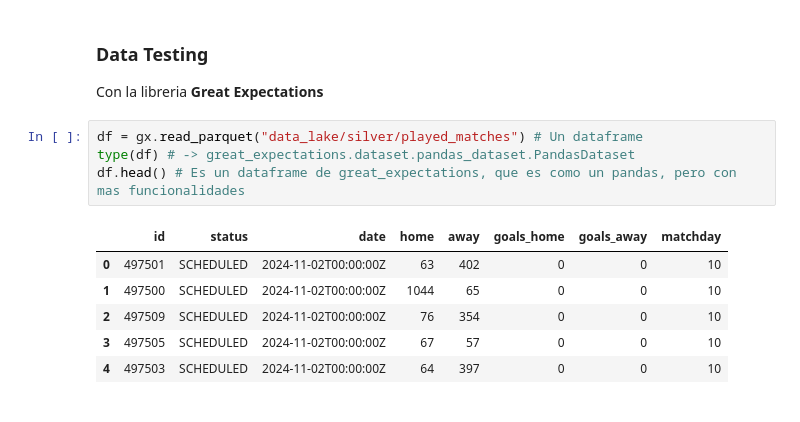
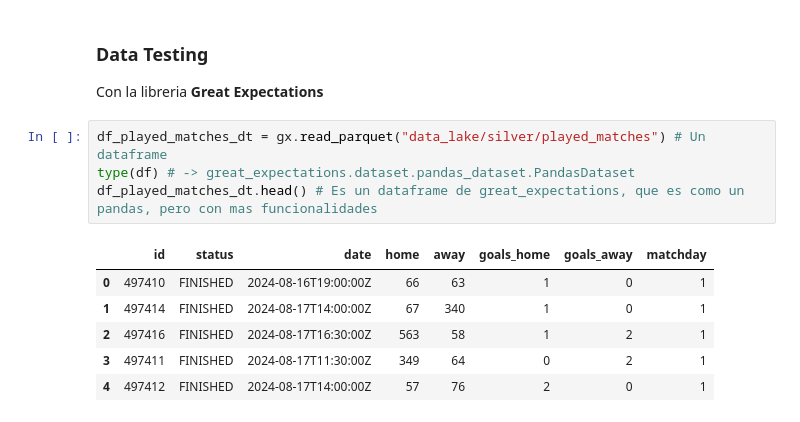
Before and after one commit to RaphaelNicaise/DataEngineering_PremierLeague, a Jupyter notebook: Extraccion_datos_football_data.ipynb, the cells around one changed output. Drawn from its saved outputs; the diff is of its cells as text.

```diff
--- a/Extraccion_datos_football_data.ipynb
+++ b/Extraccion_datos_football_data.ipynb
@@ -468,13 +474,13 @@ Se cargaron 90 partidos jugados en total
 
 Con la libreria **Great Expectations**
 # %%
-df = gx.read_parquet("data_lake/silver/played_matches") # Un dataframe
+df_played_matches_dt = gx.read_parquet("data_lake/silver/played_matches") # Un dataframe
 type(df) # -> great_expectations.dataset.pandas_dataset.PandasDataset
-df.head() # Es un dataframe de great_expectations, que es como un pandas, pero con mas funcionalidades
+df_played_matches_dt.head() # Es un dataframe de great_expectations, que es como un pandas, pero con mas funcionalidades
 # %% [output]
 |  | id | status | date | home | away | goals_home | goals_away | matchday |
-| 0 | 497501 | SCHEDULED | 2024-11-02T00:00:00Z | 63 | 402 | 0 | 0 | 10 |
-| 1 | 497500 | SCHEDULED | 2024-11-02T00:00:00Z | 1044 | 65 | 0 | 0 | 10 |
-| 2 | 497509 | SCHEDULED | 2024-11-02T00:00:00Z | 76 | 354 | 0 | 0 | 10 |
-| 3 | 497505 | SCHEDULED | 2024-11-02T00:00:00Z | 67 | 57 | 0 | 0 | 10 |
-| 4 | 497503 | SCHEDULED | 2024-11-02T00:00:00Z | 64 | 397 | 0 | 0 | 10 |
+| 0 | 497410 | FINISHED | 2024-08-16T19:00:00Z | 66 | 63 | 1 | 0 | 1 |
+| 1 | 497414 | FINISHED | 2024-08-17T14:00:00Z | 67 | 340 | 1 | 0 | 1 |
+| 2 | 497416 | FINISHED | 2024-08-17T16:30:00Z | 563 | 58 | 1 | 2 | 1 |
+| 3 | 497411 | FINISHED | 2024-08-17T11:30:00Z | 349 | 64 | 0 | 2 | 1 |
+| 4 | 497412 | FINISHED | 2024-08-17T14:00:00Z | 57 | 76 | 2 | 0 | 1 |
```
Also changed, not shown: parts of 21 cells of this notebook.
